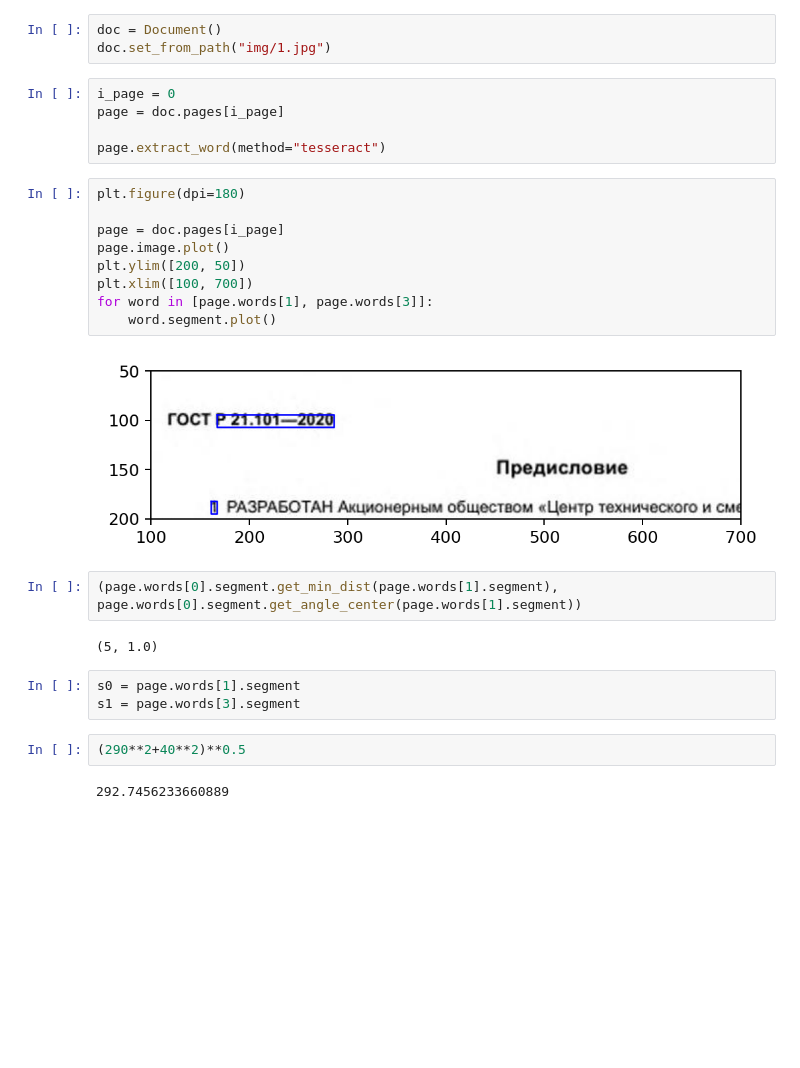
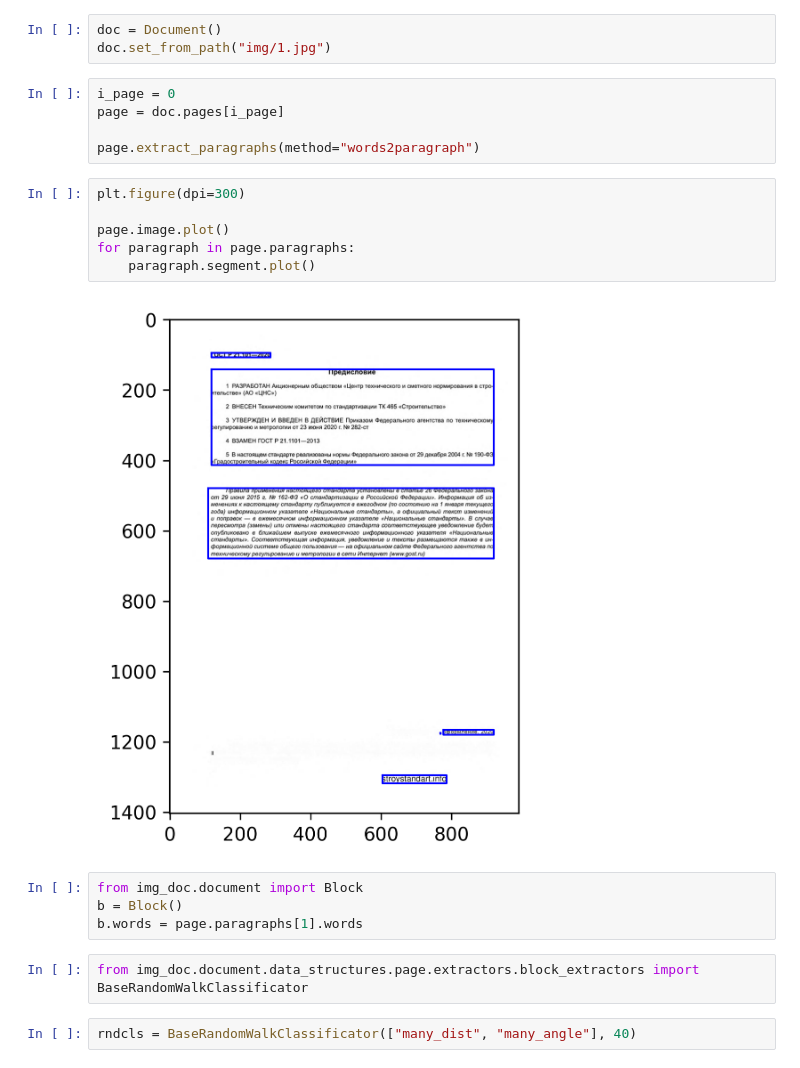
Before and after one commit to Dann38/layout_highlighter, a Jupyter notebook: imgDoc/examples/05-set_segment.ipynb, the cells around one changed output. Drawn from its saved outputs; the diff is of its cells as text; blank space fills up the shorter version.

```diff
--- a/imgDoc/examples/05-set_segment.ipynb
+++ b/imgDoc/examples/05-set_segment.ipynb
@@ -8,28 +8,21 @@ doc.set_from_path("img/1.jpg")
 i_page = 0
 page = doc.pages[i_page]
 
-page.extract_word(method="tesseract")
+page.extract_paragraphs(method="words2paragraph")
 # %%
-plt.figure(dpi=180)
+plt.figure(dpi=300)
 
-page = doc.pages[i_page]
 page.image.plot()
-plt.ylim([200, 50])
-plt.xlim([100, 700])
-for word in [page.words[1], page.words[3]]:
-    word.segment.plot()
+for paragraph in page.paragraphs:
+    paragraph.segment.plot()
 # %% [output]
-[figure, old version]
+[figure, new version]
 # %%
-(page.words[0].segment.get_min_dist(page.words[1].segment),
-page.words[0].segment.get_angle_center(page.words[1].segment))
+from img_doc.document import Block
+b = Block()
+b.words = page.paragraphs[1].words
-# %% [output]
-(5, 1.0)
 # %%
-s0 = page.words[1].segment
-s1 = page.words[3].segment
+from img_doc.document.data_structures.page.extractors.block_extractors import BaseRandomWalkClassificator
 # %%
-(290**2+40**2)**0.5
+rndcls = BaseRandomWalkClassificator(["many_dist", "many_angle"], 40)
-# %% [output]
-292.7456233660889
 # %%
```
Also changed, not shown: parts of 5 cells of this notebook, 6 other files.
